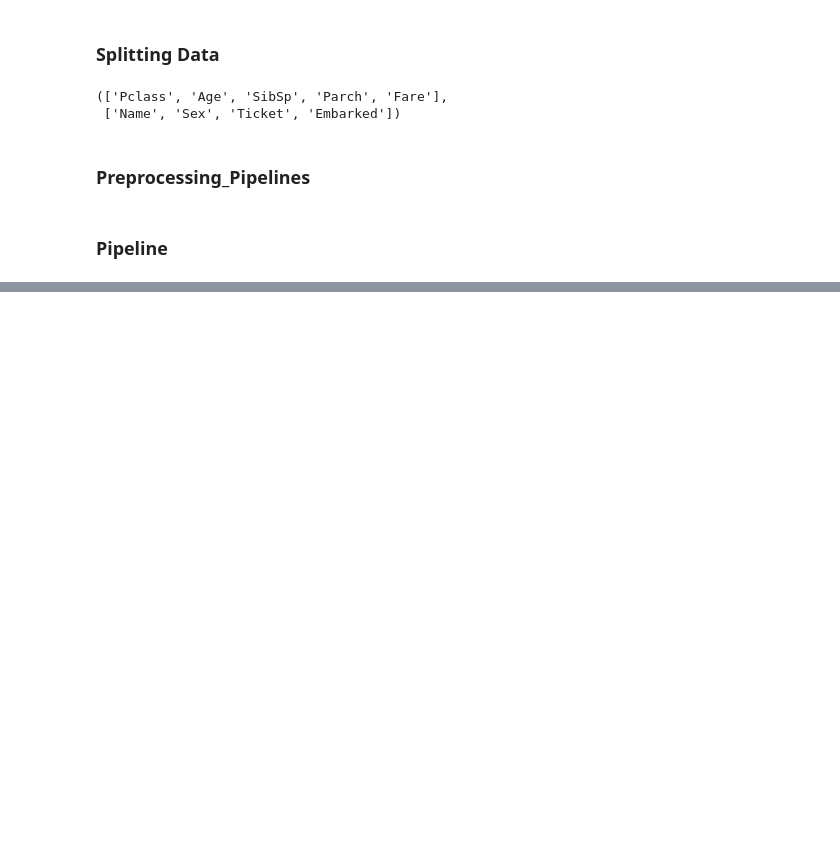
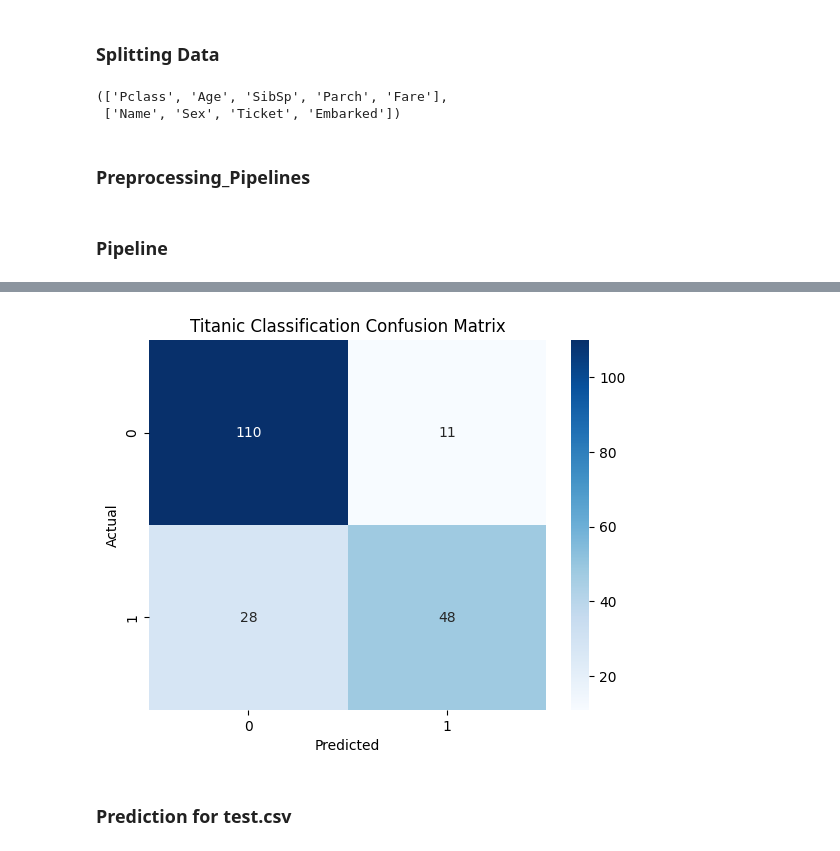
Before and after one commit to SutikshanUpman/Titanic_ML_prediction, a Jupyter notebook: main.ipynb, the cells around one changed output, grey strips where cells are left out. Saved outputs shown, nothing was run; the diff lists cells and outputs as text; code cells hidden in the pictures; blank space fills up the shorter version.

```diff
--- a/main.ipynb
+++ b/main.ipynb
@@ -132,0 +136,11 @@ pipeline = Pipeline(steps=[
+# %%
+param_grid = {
+    'classifier__n_estimators': [50, 100],
+    'classifier__max_depth': [None, 10, 20],
+    'classifier__min_samples_split': [2, 5]
+}
+# %%
+cv = StratifiedKFold(n_splits=5, shuffle=True)
+# %%
+model = GridSearchCV(estimator=pipeline, param_grid=param_grid, cv=cv, scoring='accuracy', verbose=2)
+model.fit(X_train, y_train)
@@ -132,0 +182,3 @@ pipeline = Pipeline(steps=[
+# %%
+y_pred = model.predict(X_test)
+print(classification_report(y_test, y_pred))
@@ -132,0 +194,12 @@ pipeline = Pipeline(steps=[
+# %%
+conf_matrix = confusion_matrix(y_test, y_pred)
+plt.figure()
+sns.heatmap(conf_matrix, annot=True, cmap='Blues', fmt='d')
+plt.title('Titanic Classification Confusion Matrix')
+plt.xlabel('Predicted')
+plt.ylabel('Actual')
+plt.show()
+# %% [output]
+[figure, added]
+# %% [markdown]
+### Prediction for test.csv
```
Also changed, not shown: parts of 7 cells of this notebook, 1 other file.
